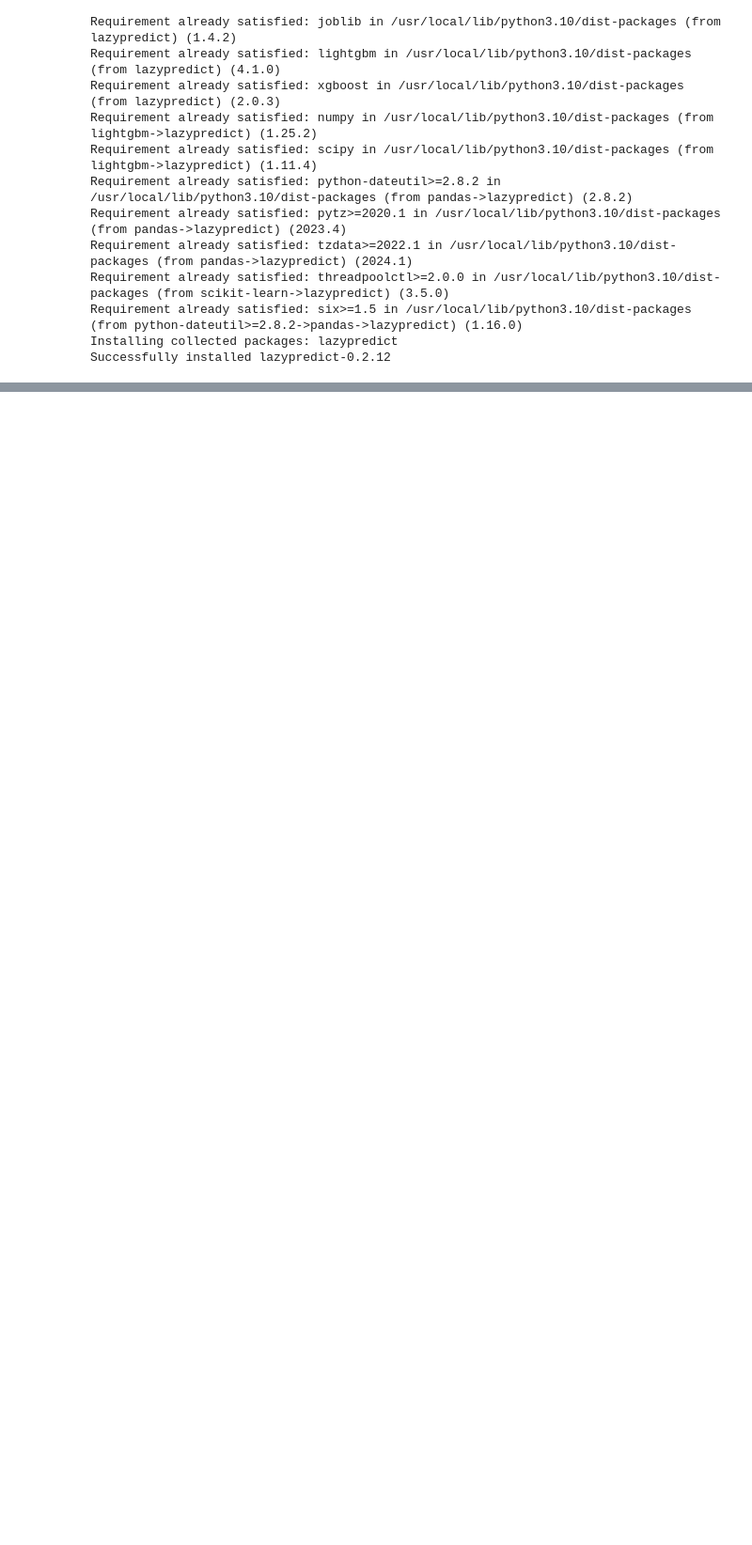
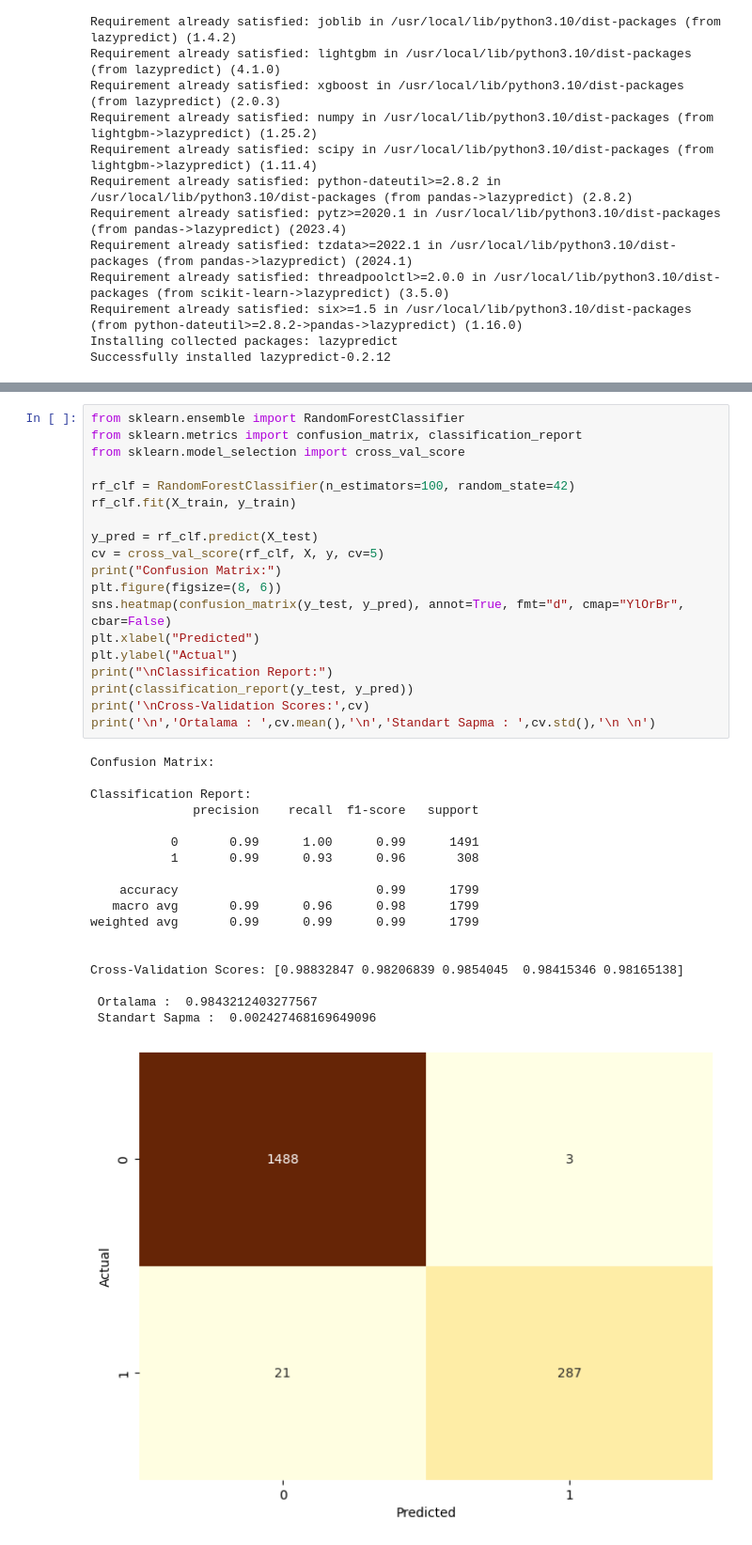
Before and after one commit to yusuffenes/GlobalAIHub_VeriAnalizi, a Jupyter notebook: HR_Capstone.ipynb, the cells around one changed output, grey strips where cells are left out. Shown at 94% size. Drawn from its saved outputs; the diff is of its cells as text; blank space fills up the shorter version.

```diff
--- a/HR_Capstone.ipynb
+++ b/HR_Capstone.ipynb
@@ -248,3 +290,41 @@ px.bar(models_sort, x='F1 Score', y=models_sort.index, orientation='h', title='M
 #
 # %% [output]
 [interactive output not drawn]
+# %%
+from sklearn.ensemble import RandomForestClassifier
+from sklearn.metrics import confusion_matrix, classification_report
+from sklearn.model_selection import cross_val_score
+
+rf_clf = RandomForestClassifier(n_estimators=100, random_state=42)
+rf_clf.fit(X_train, y_train)
+
+y_pred = rf_clf.predict(X_test)
+cv = cross_val_score(rf_clf, X, y, cv=5)
+print("Confusion Matrix:")
+plt.figure(figsize=(8, 6))
+sns.heatmap(confusion_matrix(y_test, y_pred), annot=True, fmt="d", cmap="YlOrBr", cbar=False)
+plt.xlabel("Predicted")
+plt.ylabel("Actual")
+print("\nClassification Report:")
+print(classification_report(y_test, y_pred))
+print('\nCross-Validation Scores:',cv)
+print('\n','Ortalama : ',cv.mean(),'\n','Standart Sapma : ',cv.std(),'\n \n')
+# %% [output]
+Confusion Matrix:
+
+Classification Report:
+              precision    recall  f1-score   support
+
+           0       0.99      1.00      0.99      1491
+           1       0.99      0.93      0.96       308
+
+    accuracy                           0.99      1799
+   macro avg       0.99      0.96      0.98      1799
+weighted avg       0.99      0.99      0.99      1799
+
+
+Cross-Validation Scores: [0.98832847 0.98206839 0.9854045  0.98415346 0.98165138]
+
+ Ortalama :  0.9843212403277567
+ Standart Sapma :  0.002427468169649096
+[figure, added]
```
Also changed, not shown: parts of 18 cells of this notebook.
